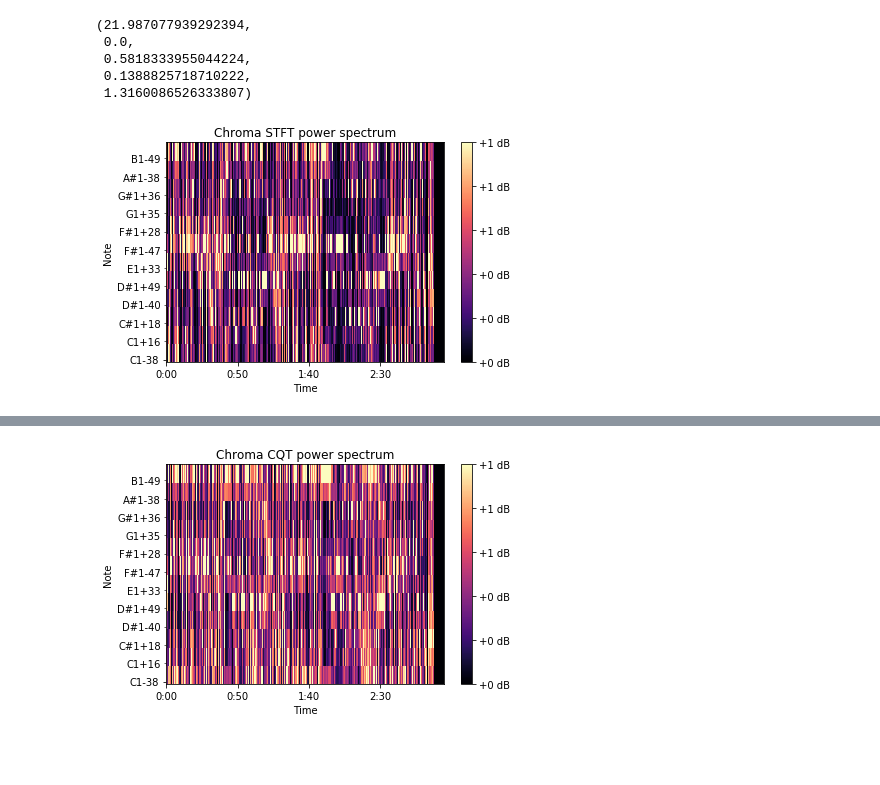
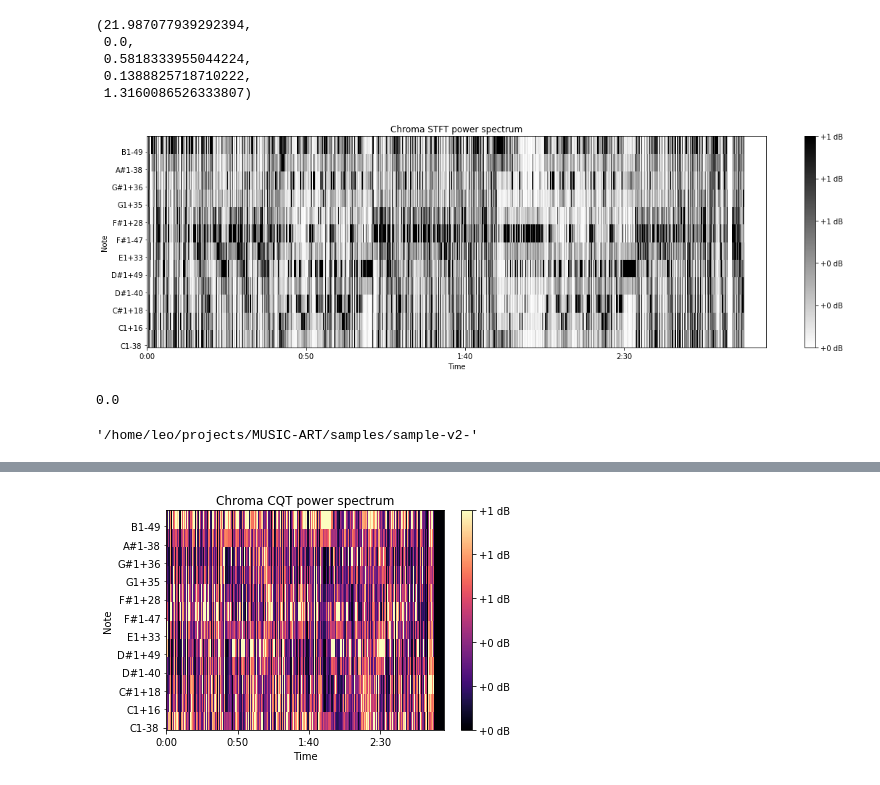
Before and after one commit to leomrocha/musicart, a Jupyter notebook: notebooks/Music-Transforms-Samples.ipynb, the cells around one changed output, grey strips where cells are left out. Saved outputs shown, nothing was run; the diff lists cells and outputs as text; code cells hidden in the pictures; blank space fills up the shorter version.

```diff
--- a/notebooks/Music-Transforms-Samples.ipynb
+++ b/notebooks/Music-Transforms-Samples.ipynb
@@ -107,7 +122,7 @@ def resample(song, nsamples=1024, abs=False, max_val=2 * np.pi):
     return res, x
 # %%
 wav = "/home/leo/Music/lucaStragnoli-FeelGoodINC.wav"
-outbasename = "/home/leo/projects/MUSIC-ART/samples/sample-"
+outbasename = "/home/leo/projects/MUSIC-ART/samples/sample-v2-"
 # %%
 selectedcnames = [
     'viridis', 'plasma', 'inferno', 'magma', 'cividis',
@@ -205,11 +232,16 @@ np.max(C),np.min(C),np.mean(C),np.median(C),np.std(C)
  1.3160086526333807)
 # %%
 chroma_stft = librosa.feature.chroma_stft(y, sr=sr)
-librosa.display.specshow(chroma_stft, x_axis='time', y_axis='cqt_note')
+plt.figure(figsize=(16, 5))
+librosa.display.specshow(chroma_stft, x_axis='time', y_axis='cqt_note',cmap='gray_r')
 plt.colorbar(format='%+2.0f dB')
 plt.title('Chroma STFT power spectrum')
 plt.tight_layout()
-plt.savefig(outbasename+"Chroma-STFT-power-spect.png")
+plt.savefig(outbasename+"Chroma-STFT-power-spect-bn.png")
 plt.show()
 # %% [output]
-[figure, old version]
+[figure, new version]
+# %%
+np.min(chroma_stft)
+# %% [output]
+0.0
@@ -215,0 +253,4 @@ plt.show()
+# %%
+outbasename
+# %% [output]
+'/home/leo/projects/MUSIC-ART/samples/sample-v2-'
```
Also changed, not shown: parts of 22 cells of this notebook, 4 other files.
